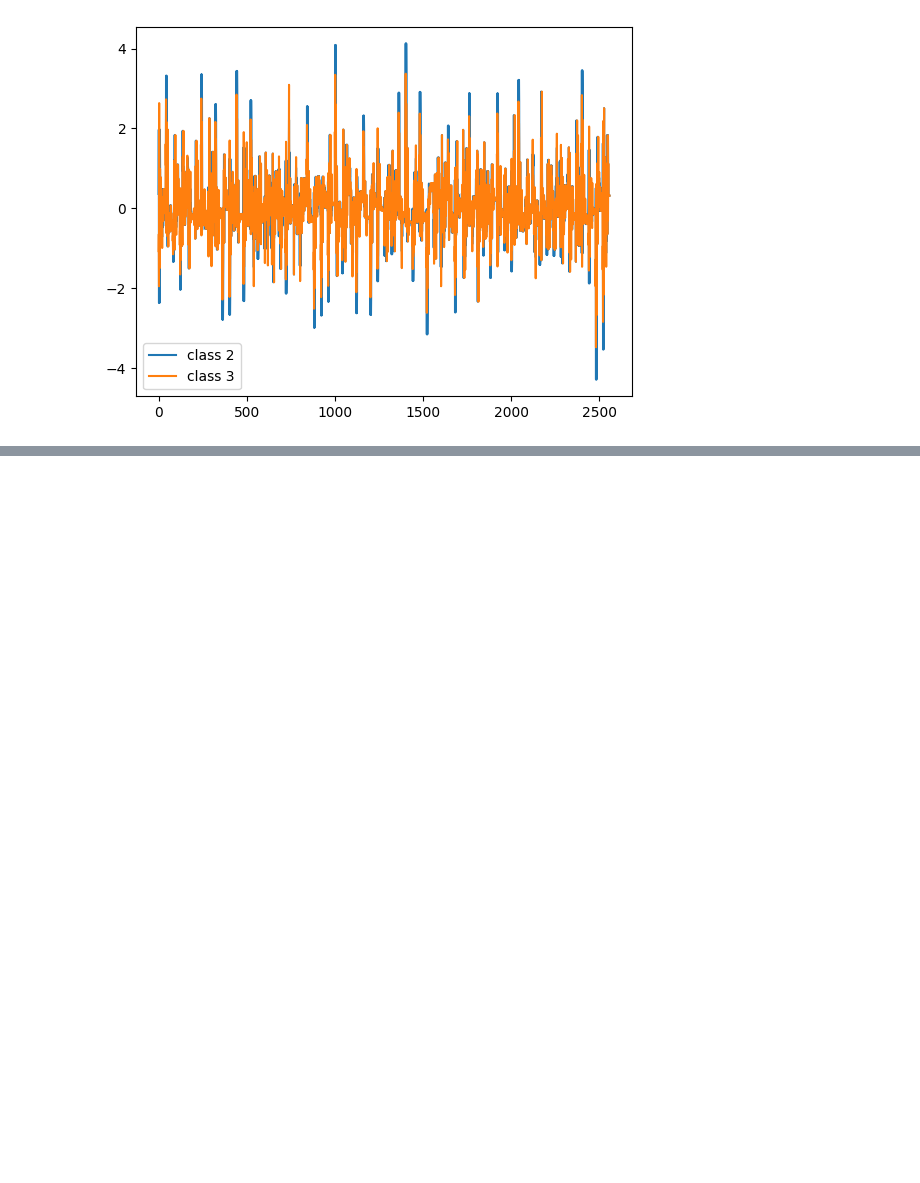
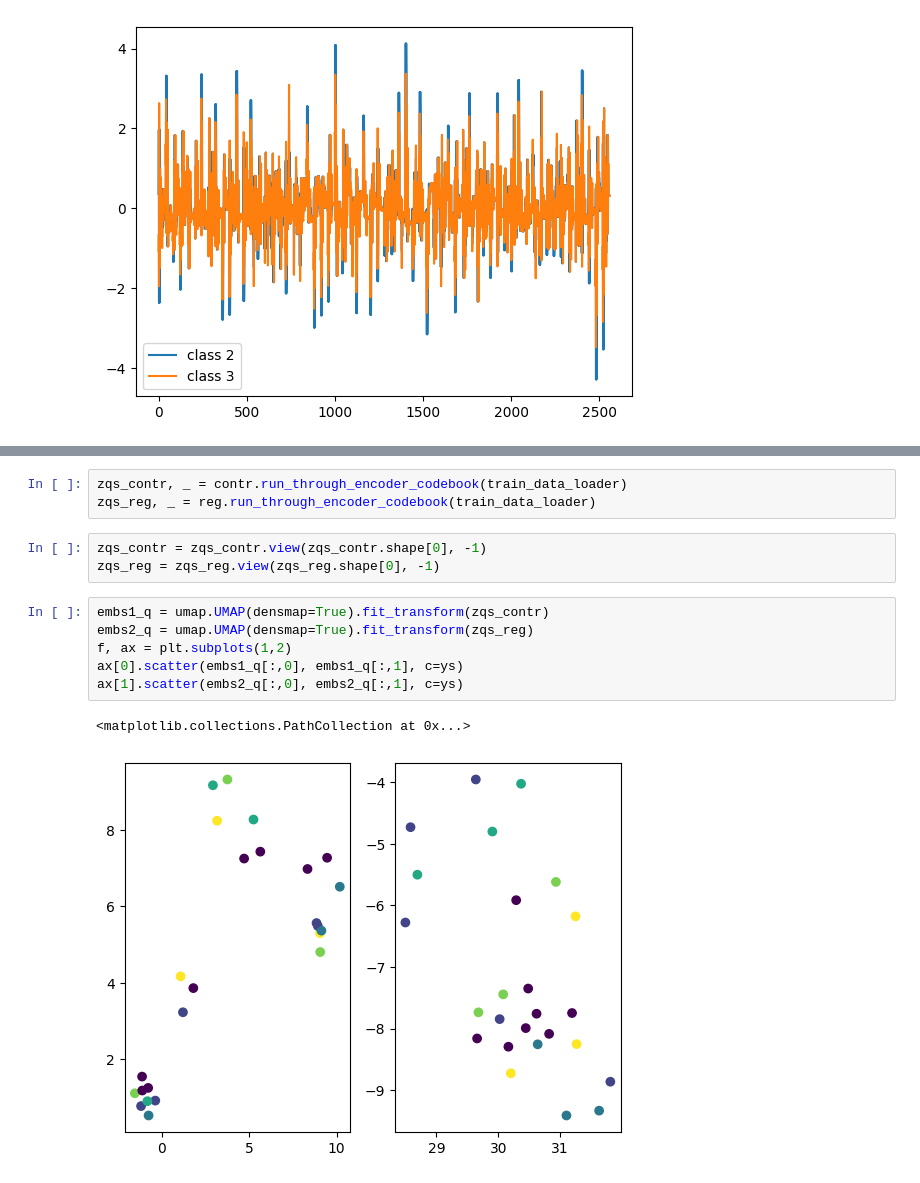
Before and after one commit to erlendlokna/CV-SSL-VQVAE-Framework, a Jupyter notebook: playtime.ipynb, the cells around one changed output, grey strips where cells are left out. Drawn from its saved outputs; the diff is of its cells as text; blank space fills up the shorter version.

```diff
--- a/playtime.ipynb
+++ b/playtime.ipynb
@@ -100,0 +182,15 @@ plt.show()
+# %%
+zqs_contr, _ = contr.run_through_encoder_codebook(train_data_loader)
+zqs_reg, _ = reg.run_through_encoder_codebook(train_data_loader)
+# %%
+zqs_contr = zqs_contr.view(zqs_contr.shape[0], -1)
+zqs_reg = zqs_reg.view(zqs_reg.shape[0], -1)
+# %%
+embs1_q = umap.UMAP(densmap=True).fit_transform(zqs_contr)
+embs2_q = umap.UMAP(densmap=True).fit_transform(zqs_reg)
+f, ax = plt.subplots(1,2)
+ax[0].scatter(embs1_q[:,0], embs1_q[:,1], c=ys)
+ax[1].scatter(embs2_q[:,0], embs2_q[:,1], c=ys)
+# %% [output]
+<matplotlib.collections.PathCollection at 0x...>
+[figure, added]
```
Also changed, not shown: parts of 10 cells of this notebook, 13 other files.
